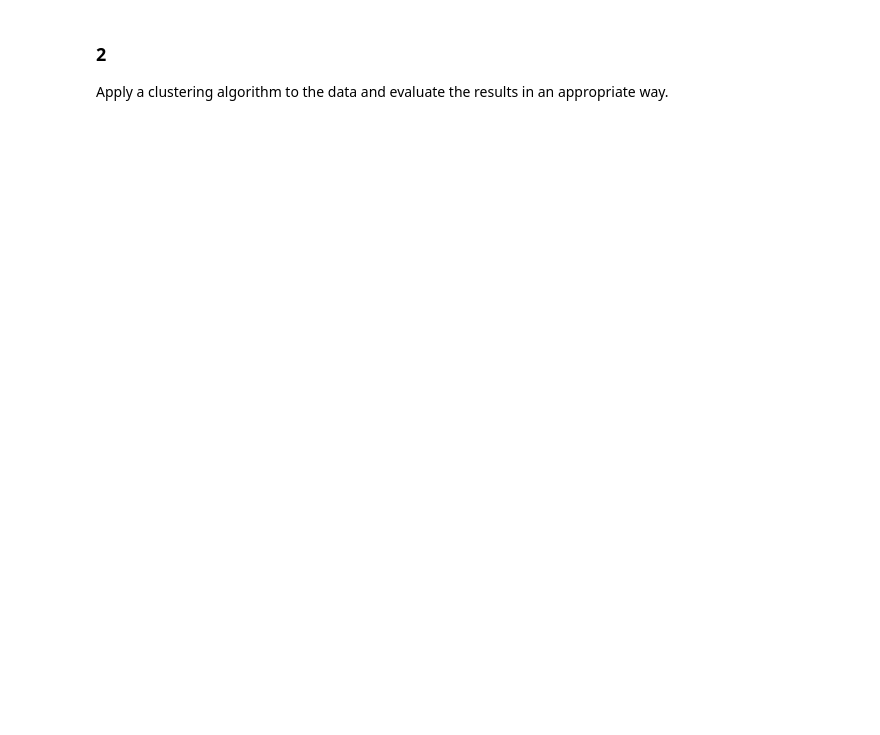
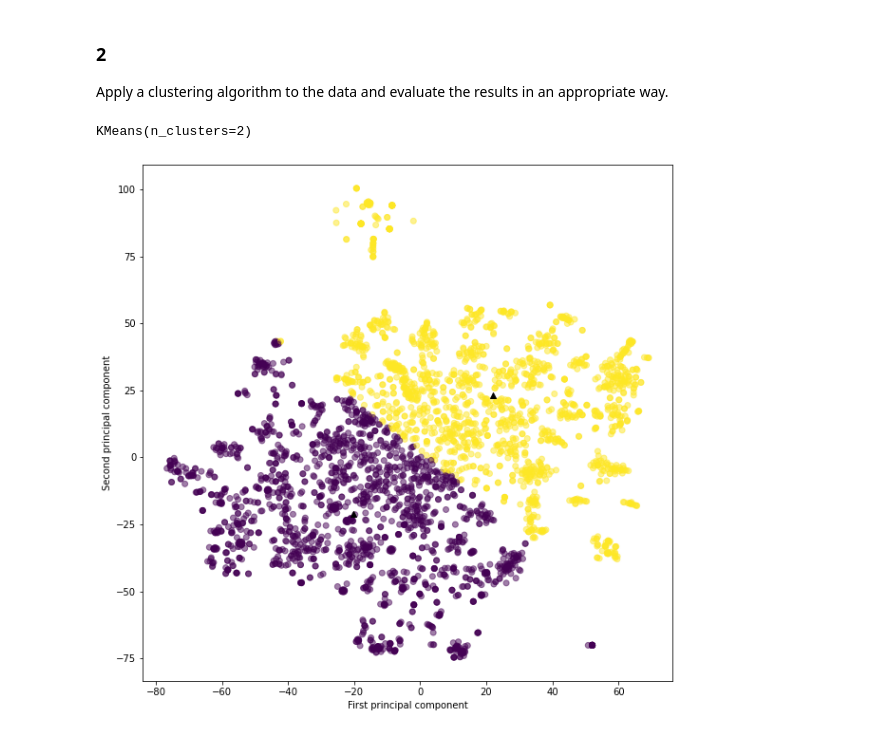
Before and after one commit to fpetri115/MLpython, a Jupyter notebook: 1_5_Homework.ipynb, the cells around one changed output. Saved outputs shown, nothing was run; the diff lists cells and outputs as text; code cells hidden in the pictures; blank space fills up the shorter version.

```diff
--- a/1_5_Homework.ipynb
+++ b/1_5_Homework.ipynb
@@ -130,3 +180,25 @@ Produce a visualisation of the whole dataset using a dimensionality reduction te
 # %% [markdown]
 ### 2
 Apply a clustering algorithm to the data and evaluate the results in an appropriate way.
+# %%
+from sklearn.cluster import KMeans
+# build the clustering model
+kmeans = KMeans(n_clusters=2)
+kmeans.fit(emails_tsne)
+# %% [output]
+KMeans(n_clusters=2)
+# %%
+plt.figure(figsize=(10, 10))
+plt.scatter(emails_tsne[:, 0], emails_tsne[:, 1], c=kmeans.labels_, alpha=0.5)
+plt.scatter(
+    kmeans.cluster_centers_[:, 0],
+    kmeans.cluster_centers_[:, 1],
+    c='k',
+    marker='^')
+
+plt.xlabel("First principal component")
+plt.ylabel("Second principal component")
+
+plt.show()
+# %% [output]
+[figure, added]
```
Also changed, not shown: parts of 25 cells of this notebook, 5 other files.
